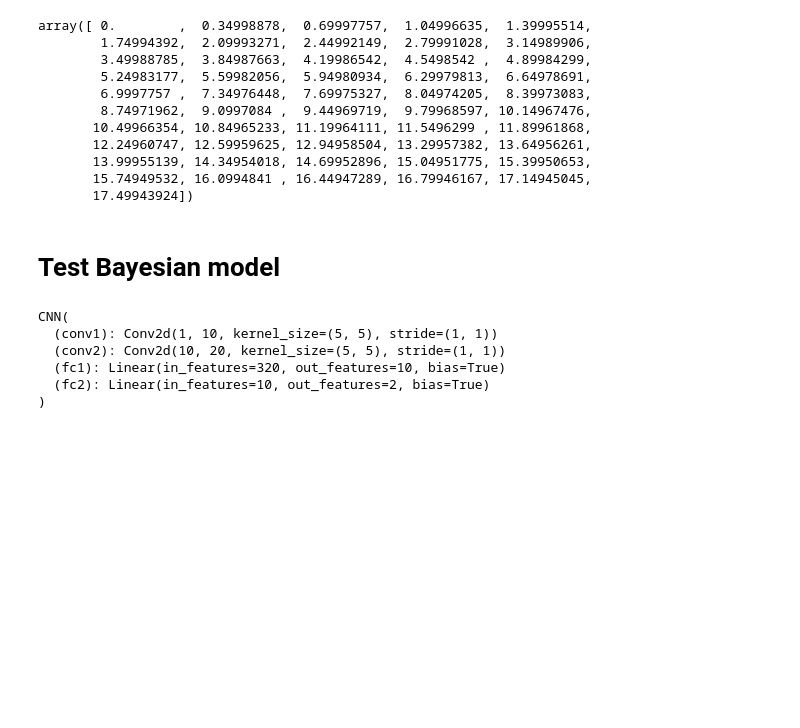
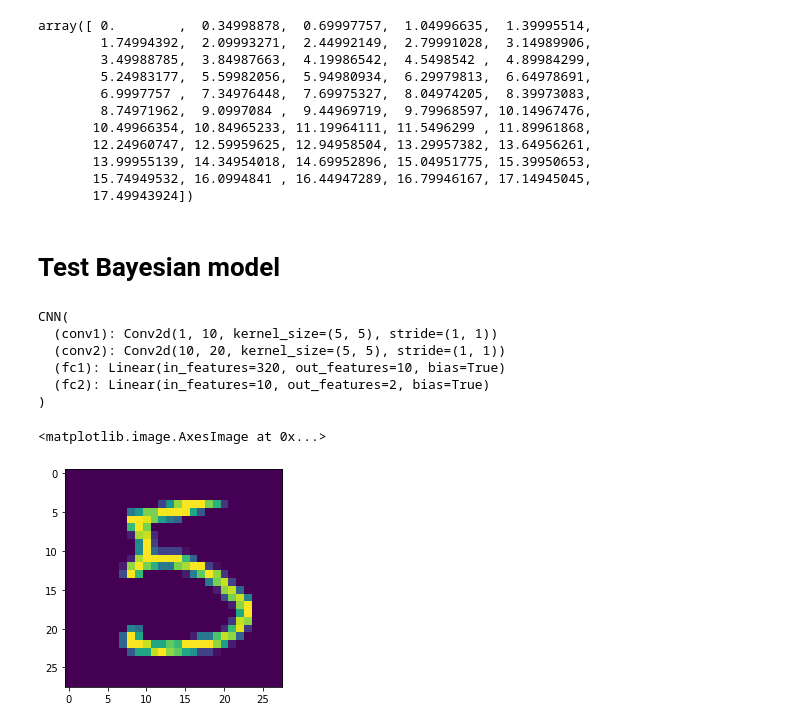
Before and after one commit to jnshzk/CCM_project, a Jupyter notebook: bayesian_model.ipynb, the cells around one changed output. Saved outputs shown, nothing was run; the diff lists cells and outputs as text; code cells hidden in the pictures; blank space fills up the shorter version.

```diff
--- a/bayesian_model.ipynb
+++ b/bayesian_model.ipynb
@@ -327,13 +327,32 @@ CNN(
 )
 # %%
 #import test dataset
+# NOTE: test dataset is distorted with pytorch's Elastic Transform augmentation
 test_dataset = datasets.MNIST(root='data',
                               train=False,
                               download=True,
                               transform=transforms.Compose([
                               transforms.ToTensor(),
-                              transforms.Normalize((0.1307,), (0.3081,))]))
+                              transforms.Normalize((0.1307,), (0.3081,)),
+                              transforms.ElasticTransform(alpha=75.0, sigma=5.0)
+                              ]))
 
 #filter dataset to only 5's and 8's
 test_filter = [idx for idx, sample in enumerate(test_dataset) if sample[1] in [5,8]]
 test_dataset = torch.utils.data.Subset(test_dataset, test_filter)
+# %%
+#visualize augmentation
+
+unaugmented_dataset = datasets.MNIST(root='data',
+                              train=False,
+                              download=True,
+                              transform=transforms.Compose([
+                              transforms.ToTensor(),
+                              transforms.Normalize((0.1307,), (0.3081,))
+                              ]))
+unaugmented_dataset = torch.utils.data.Subset(unaugmented_dataset, test_filter)
+image = unaugmented_dataset[1][0]
+plt.imshow(image.detach(). permute(1,2,0))
+# %% [output]
+<matplotlib.image.AxesImage at 0x...>
+[figure, added]
```
Also changed, not shown: parts of 11 cells of this notebook.
